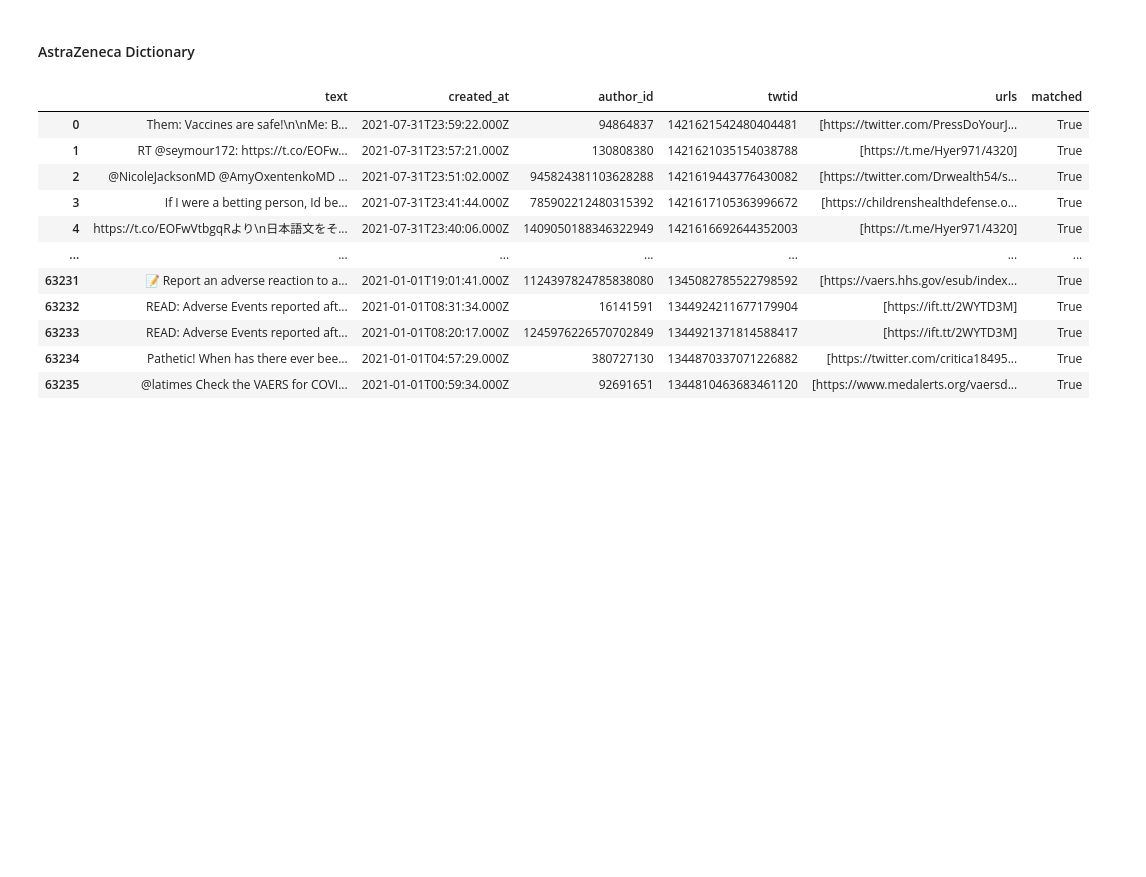
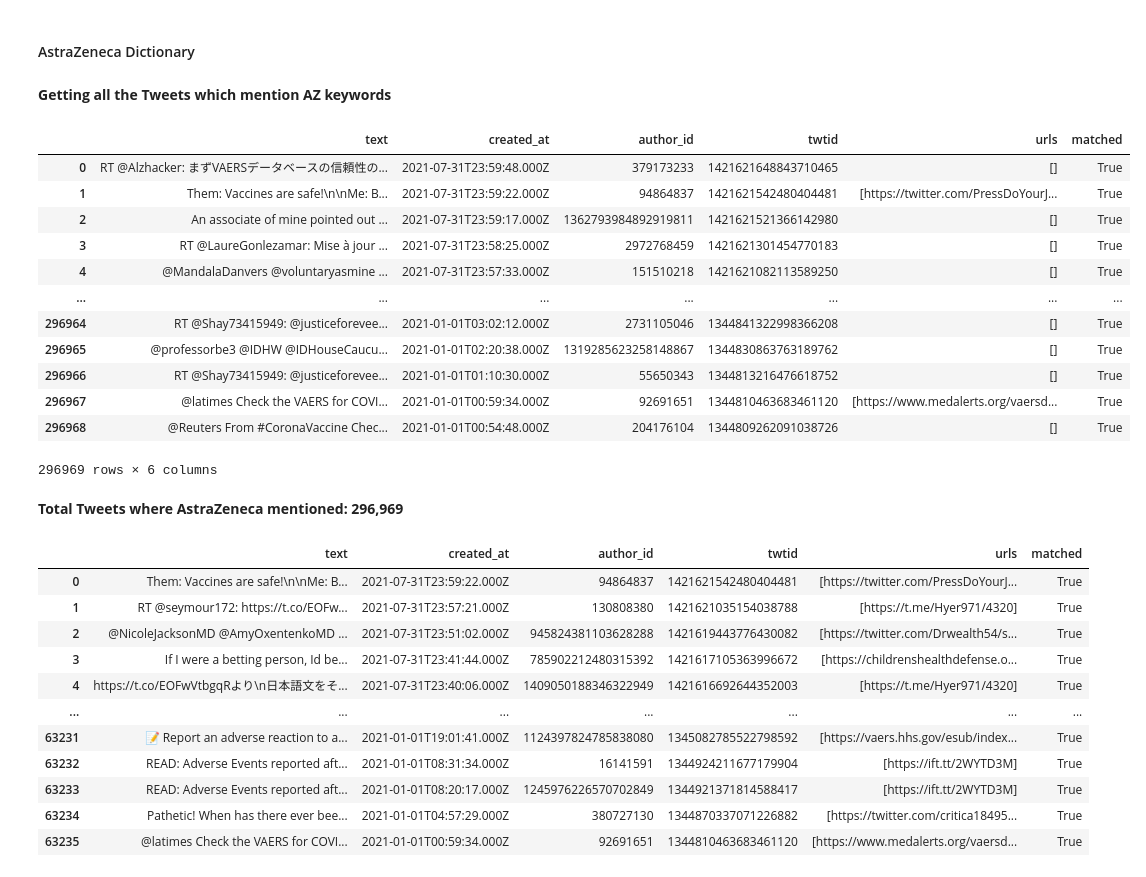
Before and after one commit to qcri/Vaccine_Disinfo, a Jupyter notebook: NEW/notebooks/VAERS_data/Twitter_Data_Analysis.ipynb, the cells around one changed output. Cells and saved outputs as stored; diff of their text form; code cells hidden in the pictures; blank space fills up the shorter version.

```diff
--- a/NEW/notebooks/VAERS_data/Twitter_Data_Analysis.ipynb
+++ b/NEW/notebooks/VAERS_data/Twitter_Data_Analysis.ipynb
@@ -140,6 +140,31 @@ ftvectorall.to_csv("./all_url_feature_vector.csv",index=False)
 import re
 
 compiled_dictionary = re.compile(r"(?i)(AstraZeneca|Astra Zeneca|AZD1222|COVID|vaccine|immunity|herd immunity|Barrington|focused protection)" , flags=re.IGNORECASE)
+# %% [markdown]
+__Getting all the Tweets which mention AZ keywords__
+# %%
+dfresult = df['text'].astype(str).str.extractall(compiled_dictionary)
+dfresult_unstacked = dfresult.notnull().groupby(level=0).sum().rename(columns={0:"matched"})
+dfmatched_df = df.join(dfresult_unstacked)
+dfmatched_df["matched"] = dfmatched_df["matched"].notnull()
+dffinal_results = dfmatched_df[dfmatched_df["matched"]].reset_index(drop=True)
+dffinal_results
+# %% [output]
+|  | text | created_at | author_id | twtid | urls | matched |
+| 0 | RT @Alzhacker: まずVAERSデータベースの信頼性の... | 2021-07-31T23:59:48.000Z | 379173233 | 1421621648843710465 | [] | True |
+| 1 | Them: Vaccines are safe!\n\nMe: B... | 2021-07-31T23:59:22.000Z | 94864837 | 1421621542480404481 | [https://twitter.com/PressDoYourJ... | True |
+| 2 | An associate of mine pointed out ... | 2021-07-31T23:59:17.000Z | 1362793984892919811 | 1421621521366142980 | [] | True |
+| 3 | RT @LaureGonlezamar: Mise à jour ... | 2021-07-31T23:58:25.000Z | 2972768459 | 1421621301454770183 | [] | True |
+| 4 | @MandalaDanvers @voluntaryasmine ... | 2021-07-31T23:57:33.000Z | 151510218 | 1421621082113589250 | [] | True |
+| ... | ... | ... | ... | ... | ... | ... |
+| 296964 | RT @Shay73415949: @justiceforevee... | 2021-01-01T03:02:12.000Z | 2731105046 | 1344841322998366208 | [] | True |
+| 296965 | @professorbe3 @IDHW @IDHouseCaucu... | 2021-01-01T02:20:38.000Z | 1319285623258148867 | 1344830863763189762 | [] | True |
+| 296966 | RT @Shay73415949: @justiceforevee... | 2021-01-01T01:10:30.000Z | 55650343 | 1344813216476618752 | [] | True |
+| 296967 | @latimes Check the VAERS for COVI... | 2021-01-01T00:59:34.000Z | 92691651 | 1344810463683461120 | [https://www.medalerts.org/vaersd... | True |
+| 296968 | @Reuters From #CoronaVaccine Chec... | 2021-01-01T00:54:48.000Z | 204176104 | 1344809262091038726 | [] | True |
+296969 rows × 6 columns
+# %% [markdown]
+__Total Tweets where AstraZeneca mentioned: 296,969__
 # %%
 result = df_with_urls['text'].astype(str).str.extractall(compiled_dictionary)
 result_unstacked = result.notnull().groupby(level=0).sum().rename(columns={0:"matched"})
```
Also changed, not shown: 1 other file.
